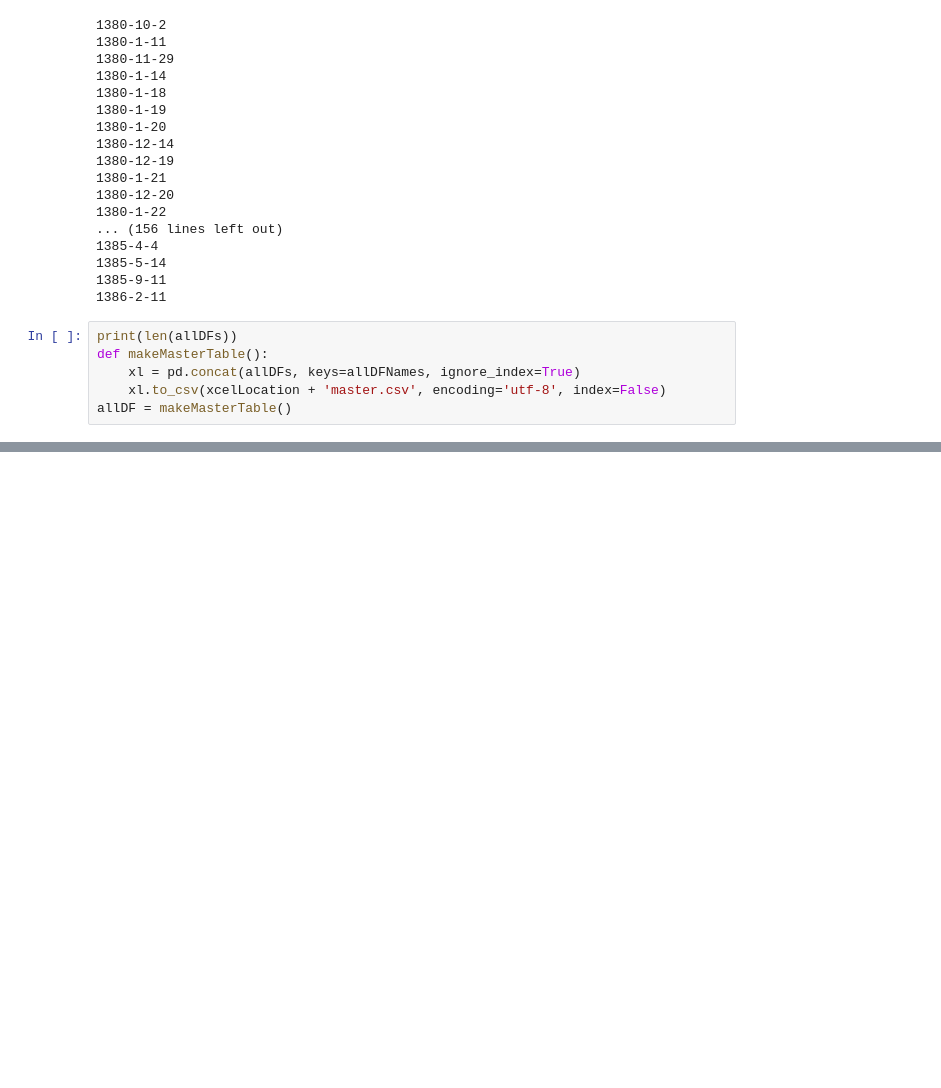
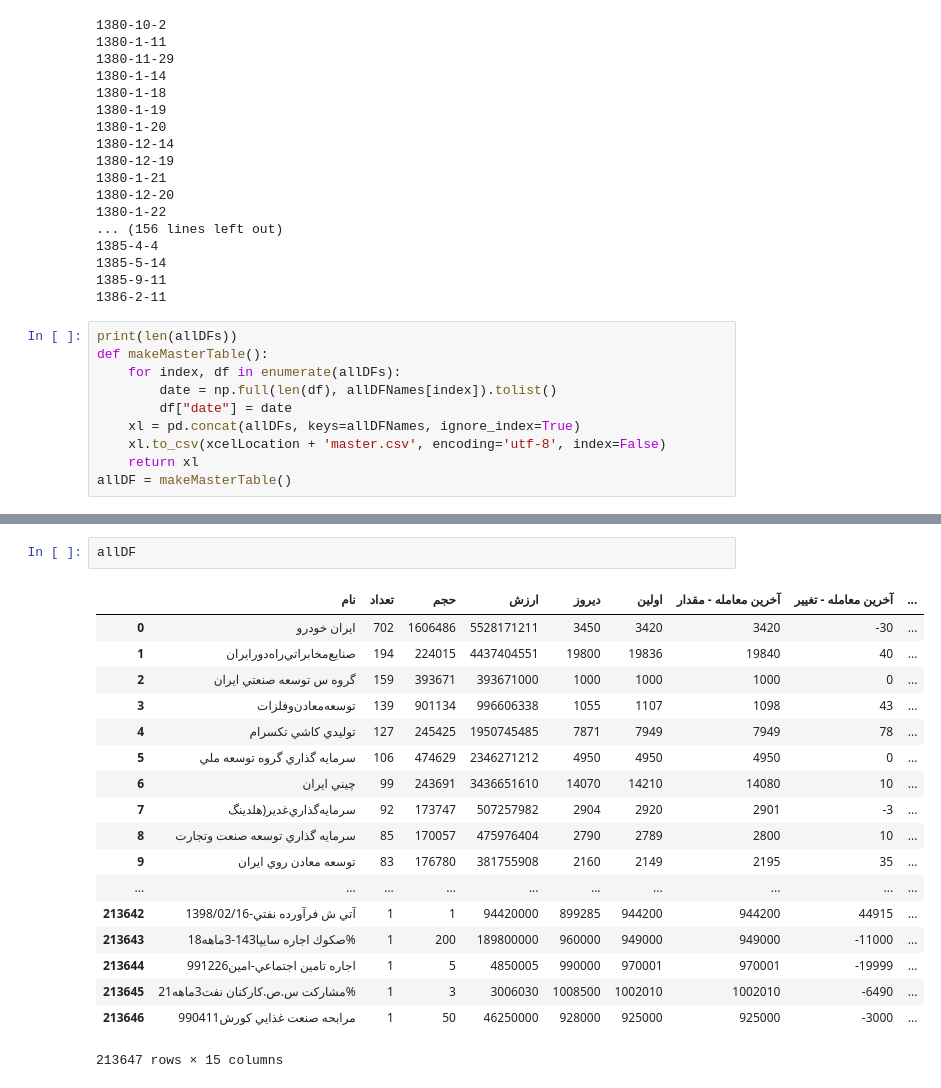
Before and after one commit to nimacgit/Trader, a Jupyter notebook: Convertor.ipynb, the cells around one changed output, grey strips where cells are left out. Saved outputs shown, nothing was run; the diff lists cells and outputs as text; blank space fills up the shorter version.

Commit message:
Make master table

```diff
--- a/Convertor.ipynb
+++ b/Convertor.ipynb
@@ -51,6 +52,10 @@ for name in names:
 # %%
 print(len(allDFs))
 def makeMasterTable():
+    for index, df in enumerate(allDFs):
+        date = np.full(len(df), allDFNames[index]).tolist()
+        df["date"] = date
     xl = pd.concat(allDFs, keys=allDFNames, ignore_index=True)
     xl.to_csv(xcelLocation + 'master.csv', encoding='utf-8', index=False)
+    return xl
 allDF = makeMasterTable()
@@ -83,0 +64,21 @@ Index(['نام', 'تعداد', 'حجم', 'ارزش', 'دیروز', 'اولین',
+# %%
+allDF
+# %% [output]
+|  | نام | تعداد | حجم | ارزش | دیروز | اولین | آخرین معامله - مقدار | آخرین معامله - تغییر | ... |
+| 0 | ايران‌ خودرو | 702 | 1606486 | 5528171211 | 3450 | 3420 | 3420 | -30 | ... |
+| 1 | صنايع‌مخابراتي‌راه‌دورايران‌ | 194 | 224015 | 4437404551 | 19800 | 19836 | 19840 | 40 | ... |
+| 2 | گروه س توسعه صنعتي ايران | 159 | 393671 | 393671000 | 1000 | 1000 | 1000 | 0 | ... |
+| 3 | توسعه‌معادن‌وفلزات‌ | 139 | 901134 | 996606338 | 1055 | 1107 | 1098 | 43 | ... |
+| 4 | توليدي‌ كاشي‌ تكسرام‌ | 127 | 245425 | 1950745485 | 7871 | 7949 | 7949 | 78 | ... |
+| 5 | سرمايه گذاري گروه توسعه ملي | 106 | 474629 | 2346271212 | 4950 | 4950 | 4950 | 0 | ... |
+| 6 | چيني‌ ايران | 99 | 243691 | 3436651610 | 14070 | 14210 | 14080 | 10 | ... |
+| 7 | سرمايه‌گذاري‌غدير(هلدينگ‌ | 92 | 173747 | 507257982 | 2904 | 2920 | 2901 | -3 | ... |
+| 8 | سرمايه گذاري توسعه صنعت وتجارت | 85 | 170057 | 475976404 | 2790 | 2789 | 2800 | 10 | ... |
+| 9 | توسعه‌ معادن‌ روي‌ ايران‌ | 83 | 176780 | 381755908 | 2160 | 2149 | 2195 | 35 | ... |
+| ... | ... | ... | ... | ... | ... | ... | ... | ... | ... |
+| 213642 | آتي ش فرآورده نفتي-1398/02/16 | 1 | 1 | 94420000 | 899285 | 944200 | 944200 | 44915 | ... |
+| 213643 | صكوك اجاره سايپا143-3ماهه18% | 1 | 200 | 189800000 | 960000 | 949000 | 949000 | -11000 | ... |
+| 213644 | اجاره تامين اجتماعي-امين991226 | 1 | 5 | 4850005 | 990000 | 970001 | 970001 | -19999 | ... |
+| 213645 | مشاركت س.ص.كاركنان نفت3ماهه21% | 1 | 3 | 3006030 | 1008500 | 1002010 | 1002010 | -6490 | ... |
+| 213646 | مرابحه صنعت غذايي كورش990411 | 1 | 50 | 46250000 | 928000 | 925000 | 925000 | -3000 | ... |
+213647 rows × 15 columns
```
Also changed, not shown: parts of 3 cells of this notebook.
